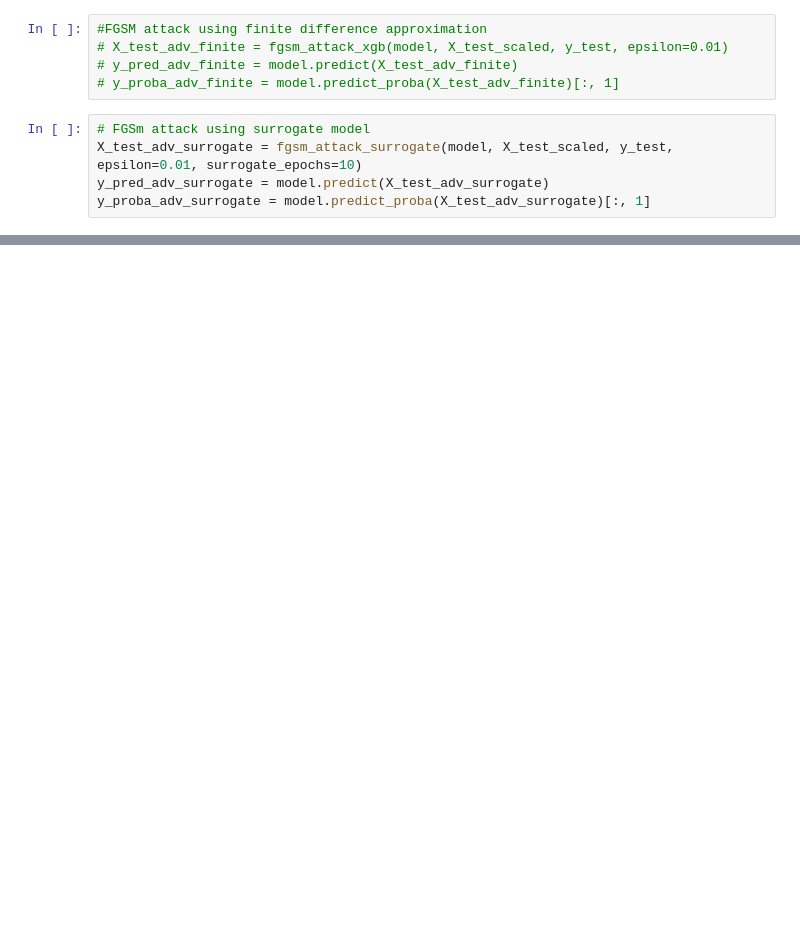
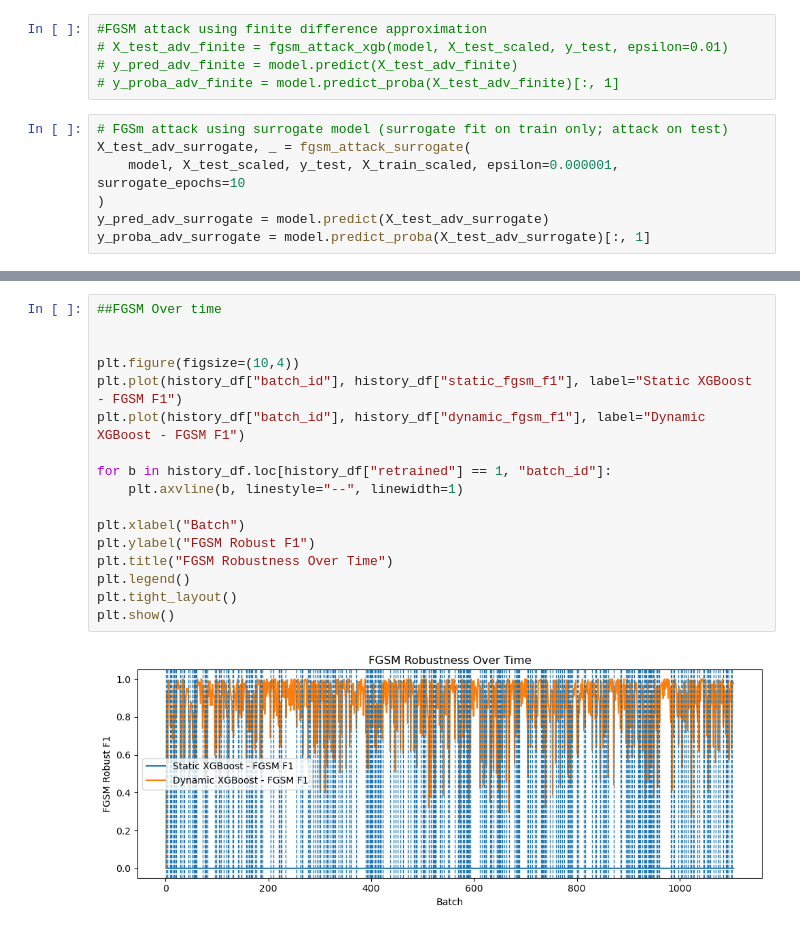
Before and after one commit to Karamoko27/ELG5271-Project-Adaptive-and-Failure-Aware-Adversarial-Defense-for-ML-Based-IDS, a Jupyter notebook: nids.ipynb, the cells around one changed output, grey strips where cells are left out. Drawn from its saved outputs; the diff is of its cells as text; blank space fills up the shorter version.

```diff
--- a/nids.ipynb
+++ b/nids.ipynb
@@ -441,8 +452,10 @@ def fgsm_attack_surrogate(model, X, y, epsilon=0.001, surrogate_epochs=10):
 # y_pred_adv_finite = model.predict(X_test_adv_finite)
 # y_proba_adv_finite = model.predict_proba(X_test_adv_finite)[:, 1]
 # %%
-# FGSm attack using surrogate model
-X_test_adv_surrogate = fgsm_attack_surrogate(model, X_test_scaled, y_test, epsilon=0.01, surrogate_epochs=10)
+# FGSm attack using surrogate model (surrogate fit on train only; attack on test)
+X_test_adv_surrogate, _ = fgsm_attack_surrogate(
+    model, X_test_scaled, y_test, X_train_scaled, epsilon=0.000001, surrogate_epochs=10
+)
 y_pred_adv_surrogate = model.predict(X_test_adv_surrogate)
 y_proba_adv_surrogate = model.predict_proba(X_test_adv_surrogate)[:, 1]
 # %%
@@ -661,0 +1313,19 @@ weighted avg       0.97      0.97      0.97    565576
+# %%
+##FGSM Over time
+
+
+plt.figure(figsize=(10,4))
+plt.plot(history_df["batch_id"], history_df["static_fgsm_f1"], label="Static XGBoost - FGSM F1")
+plt.plot(history_df["batch_id"], history_df["dynamic_fgsm_f1"], label="Dynamic XGBoost - FGSM F1")
+
+for b in history_df.loc[history_df["retrained"] == 1, "batch_id"]:
+    plt.axvline(b, linestyle="--", linewidth=1)
+
+plt.xlabel("Batch")
+plt.ylabel("FGSM Robust F1")
+plt.title("FGSM Robustness Over Time")
+plt.legend()
+plt.tight_layout()
+plt.show()
+# %% [output]
+[figure, added]
```
Also changed, not shown: parts of 28 cells of this notebook.
